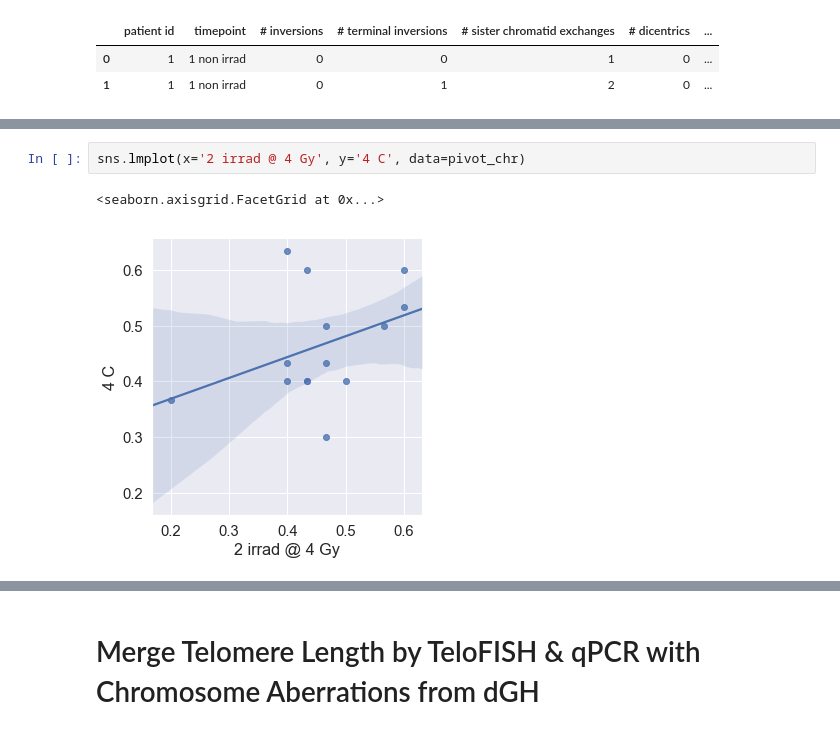
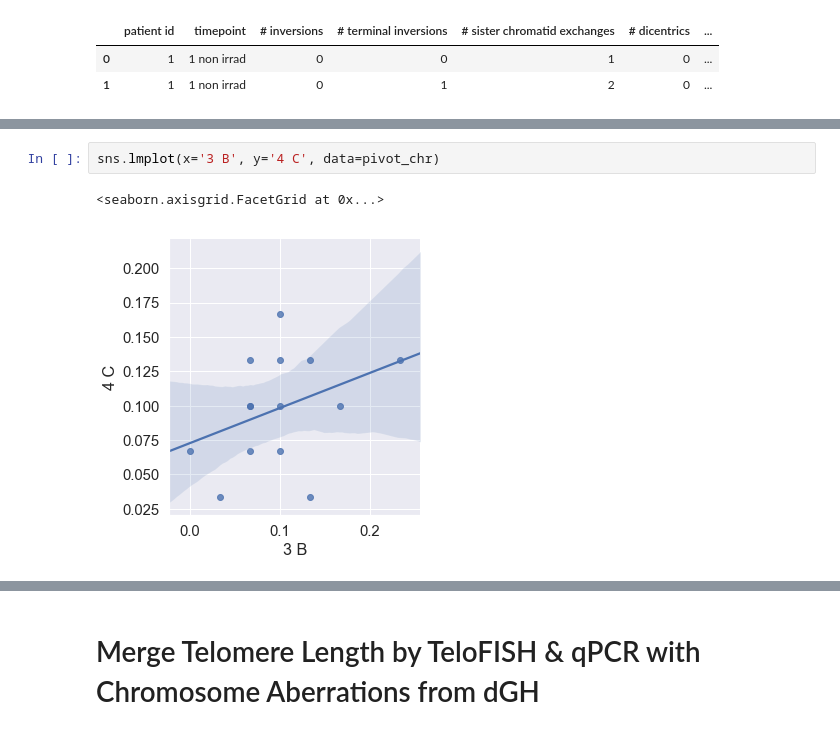
Before and after one commit to Jared-Luxton/radiation-therapy-machine-learning, a Jupyter notebook: workflow & notebooks/02a Radiation Sensitivity of Patients Data Visualization and Statistics.ipynb, the cells around one changed output, grey strips where cells are left out. Saved outputs shown, nothing was run; the diff lists cells and outputs as text.

```diff
--- a/workflow & notebooks/02a Radiation Sensitivity of Patients Data Visualization and Statistics.ipynb
+++ b/workflow & notebooks/02a Radiation Sensitivity of Patients Data Visualization and Statistics.ipynb
@@ -631,9 +634,9 @@ pivot_chr.head()
 | 6 | 0.166667 | 0.200000 | 0.633333 | 0.366667 |
 # %%
-sns.lmplot(x='2 irrad @ 4 Gy', y='4 C', data=pivot_chr)
+sns.lmplot(x='3 B', y='4 C', data=pivot_chr)
 # %% [output]
 <seaborn.axisgrid.FacetGrid at 0x...>
-[figure, old version]
+[figure, new version]
 # %%
 aberr_types = [col for col in group_chr.columns if col != 'patient id' and col != 'timepoint']
 
```
Also changed, not shown: parts of 7 cells of this notebook, 3 other files.
